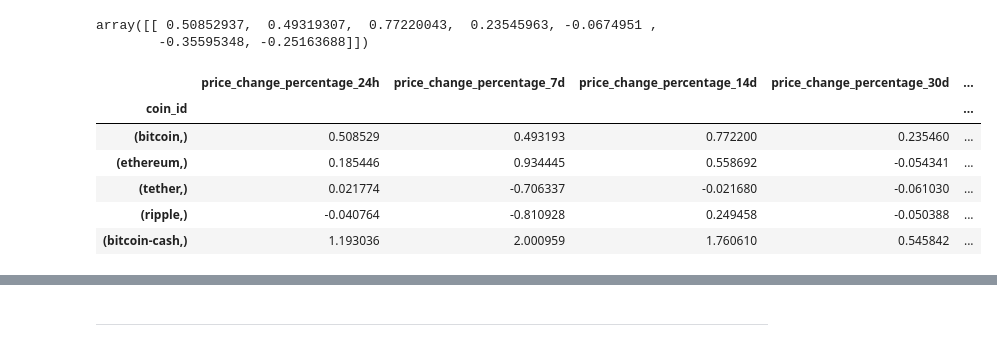
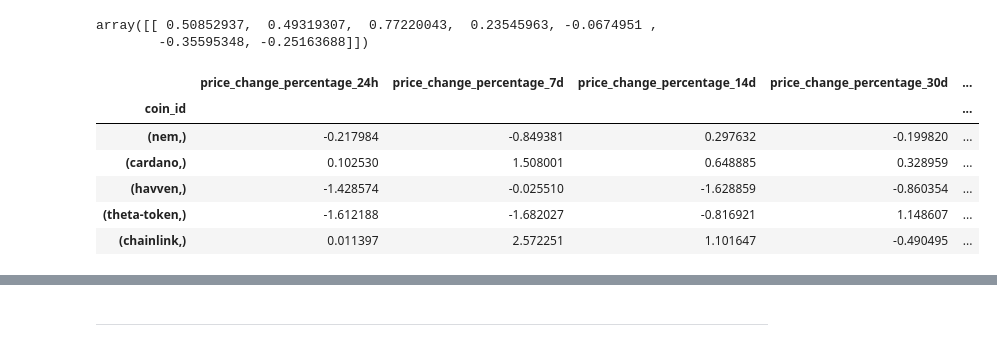
Before and after one commit to kristianrafuse/CryptoClustering, a Jupyter notebook: Crypto_Clustering.ipynb.ipynb, the cells around one changed output, grey strips where cells are left out. Drawn from its saved outputs; the diff is of its cells as text; code cells hidden in the pictures.

```diff
--- a/Crypto_Clustering.ipynb.ipynb
+++ b/Crypto_Clustering.ipynb.ipynb
@@ -9,7 +12,8 @@ from sklearn.preprocessing import StandardScaler
 # Load the data into a Pandas DataFrame
 df_market_data = pd.read_csv(
     "Resources/crypto_market_data.csv",
-    index_col="coin_id")
+    index_col="coin_id",
+    encoding="utf-8")
 
 # Display sample data
 df_market_data.head(10)
@@ -81,30 +83,28 @@ array([[ 0.50852937,  0.49319307,  0.77220043,  0.23545963, -0.0674951 ,
 # %%
 # Create a DataFrame with the scaled data
 df_market_data_scaled_df = pd.DataFrame(df_market_data_scaled, columns=[[
                     'price_change_percentage_24h',
                     'price_change_percentage_7d',
                     'price_change_percentage_14d',
                     'price_change_percentage_30d',
                     'price_change_percentage_60d',
                     'price_change_percentage_200d',
                     'price_change_percentage_1y'
-
 ]])
 
 # Copy the crypto names from the original data
 df_market_data_scaled_df["coin_id"] = df_market_data.index
 
 # Set the coinid column as index
-df_market_data_scaled_df = df_market_data_scaled_df.set_index("coin_id")
-
+df_market_data_scaled_df = df_market_data_scaled_df.set_index('coin_id')
 
 # Display sample data
-df_market_data_scaled_df.head()
+df_market_data_scaled_df.sample(5)
 # %% [output]
 |  | price_change_percentage_24h | price_change_percentage_7d | price_change_percentage_14d | price_change_percentage_30d | ... |
 | coin_id |  |  |  |  | ... |
-| (bitcoin,) | 0.508529 | 0.493193 | 0.772200 | 0.235460 | ... |
-| (ethereum,) | 0.185446 | 0.934445 | 0.558692 | -0.054341 | ... |
-| (tether,) | 0.021774 | -0.706337 | -0.021680 | -0.061030 | ... |
-| (ripple,) | -0.040764 | -0.810928 | 0.249458 | -0.050388 | ... |
-| (bitcoin-cash,) | 1.193036 | 2.000959 | 1.760610 | 0.545842 | ... |
+| (nem,) | -0.217984 | -0.849381 | 0.297632 | -0.199820 | ... |
+| (cardano,) | 0.102530 | 1.508001 | 0.648885 | 0.328959 | ... |
+| (havven,) | -1.428574 | -0.025510 | -1.628859 | -0.860354 | ... |
+| (theta-token,) | -1.612188 | -1.682027 | -0.816921 | 1.148607 | ... |
+| (chainlink,) | 0.011397 | 2.572251 | 1.101647 | -0.490495 | ... |
```
Also changed, not shown: parts of 8 cells of this notebook.
